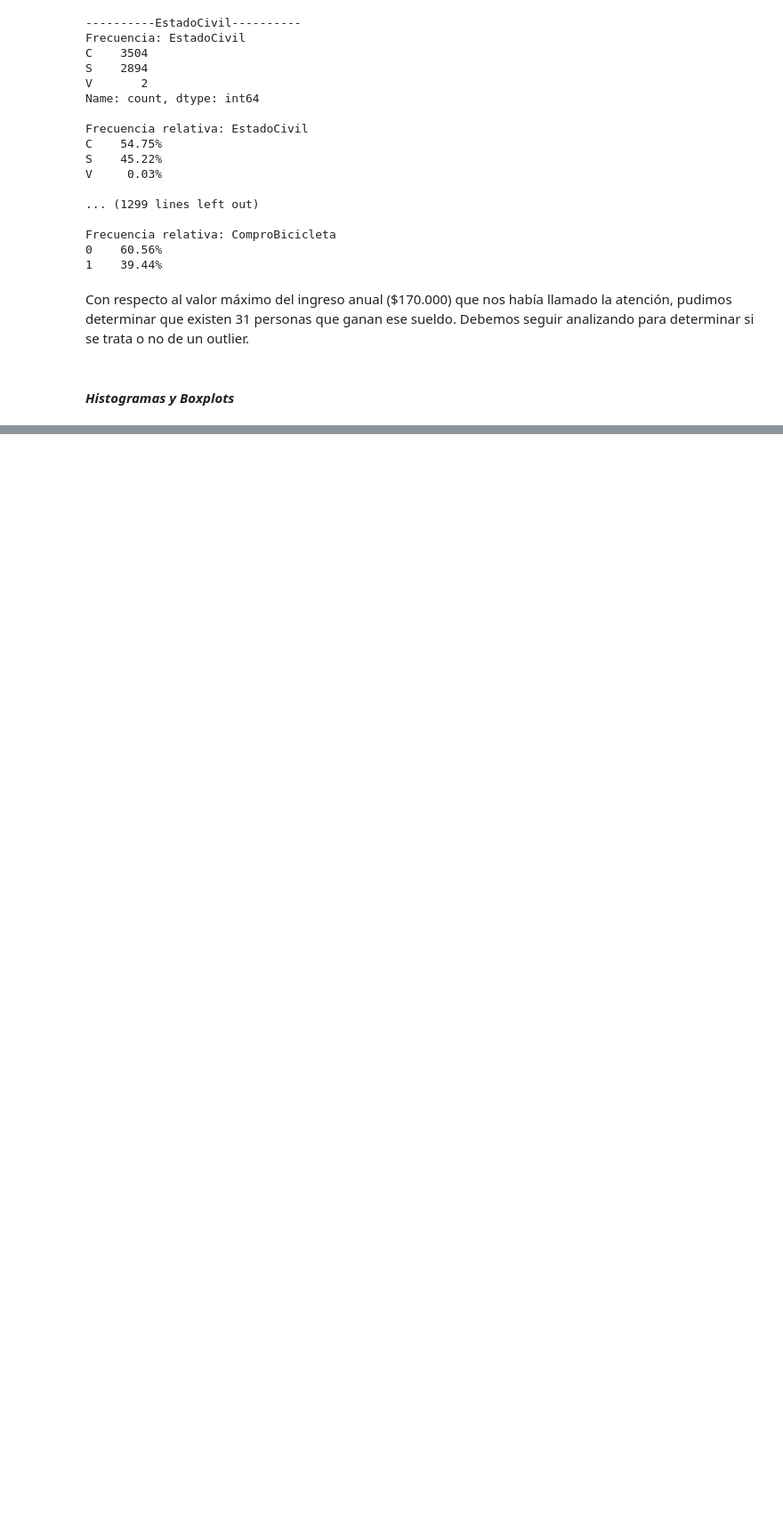
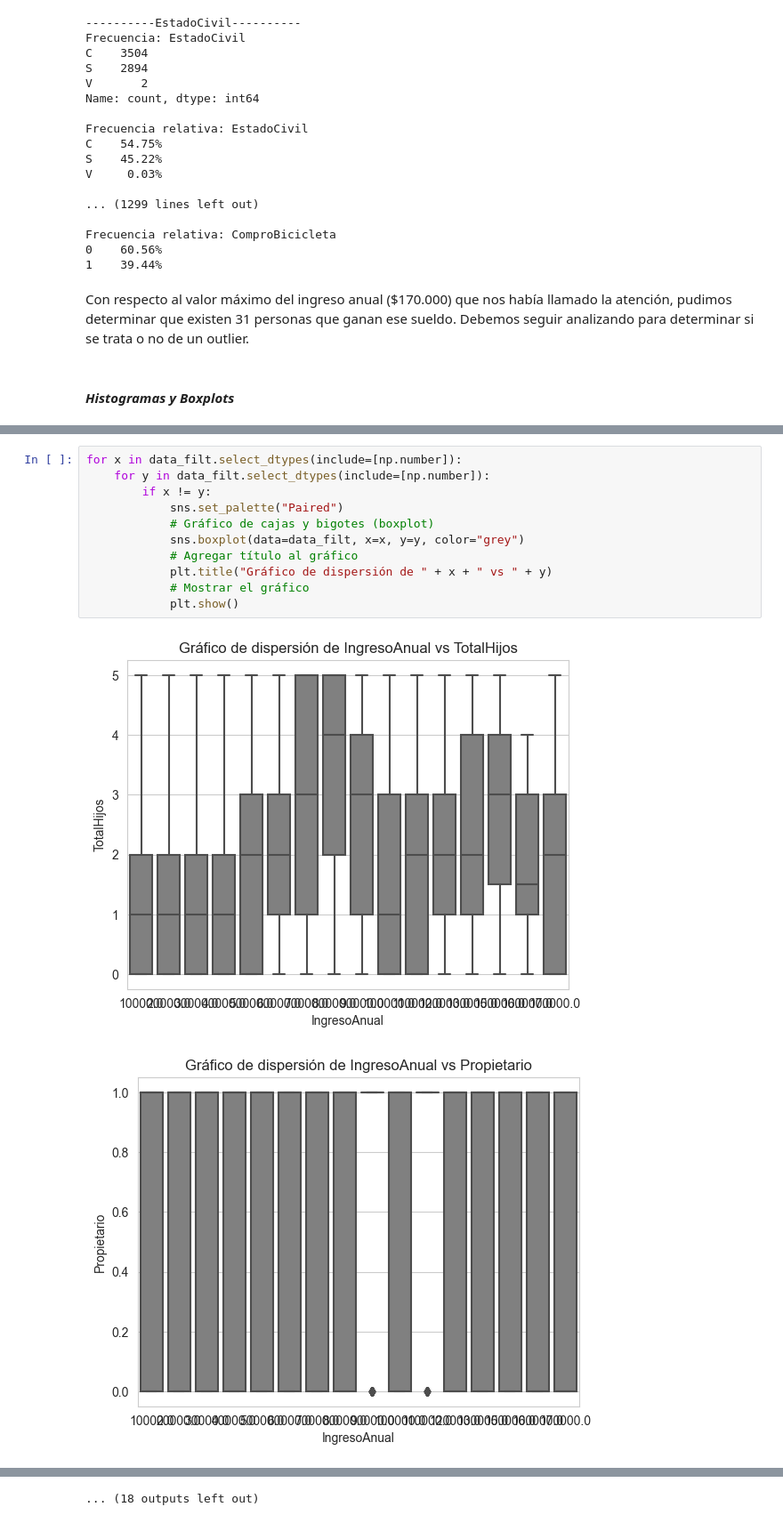
Before and after one commit to MartinSola55/MineriaDeDatos, a Jupyter notebook: TP.ipynb, the cells around one changed output, grey strips where cells are left out. Shown at 89% size. Cells and saved outputs as stored; diff of their text form; blank space fills up the shorter version.

```diff
--- a/TP.ipynb
+++ b/TP.ipynb
@@ -296,0 +355,14 @@ for col in columnas:
+# %%
+for x in data_filt.select_dtypes(include=[np.number]):
+    for y in data_filt.select_dtypes(include=[np.number]):
+        if x != y:
+            sns.set_palette("Paired")
+            # Gráfico de cajas y bigotes (boxplot)
+            sns.boxplot(data=data_filt, x=x, y=y, color="grey")
+            # Agregar título al gráfico
+            plt.title("Gráfico de dispersión de " + x + " vs " + y)
+            # Mostrar el gráfico
+            plt.show()
+# %% [output]
+[figure, added]
+[figure, added]
@@ -296,0 +379 @@ for col in columnas:
+... (18 outputs left out)
```
Also changed, not shown: parts of 18 cells of this notebook.
